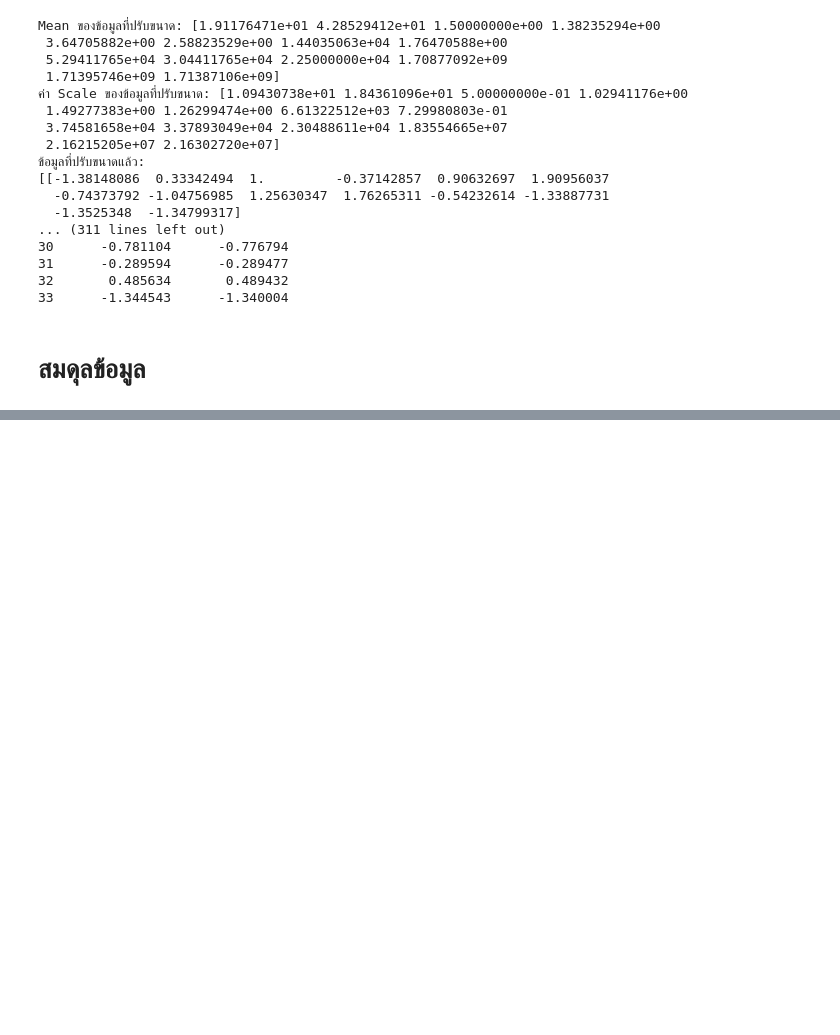
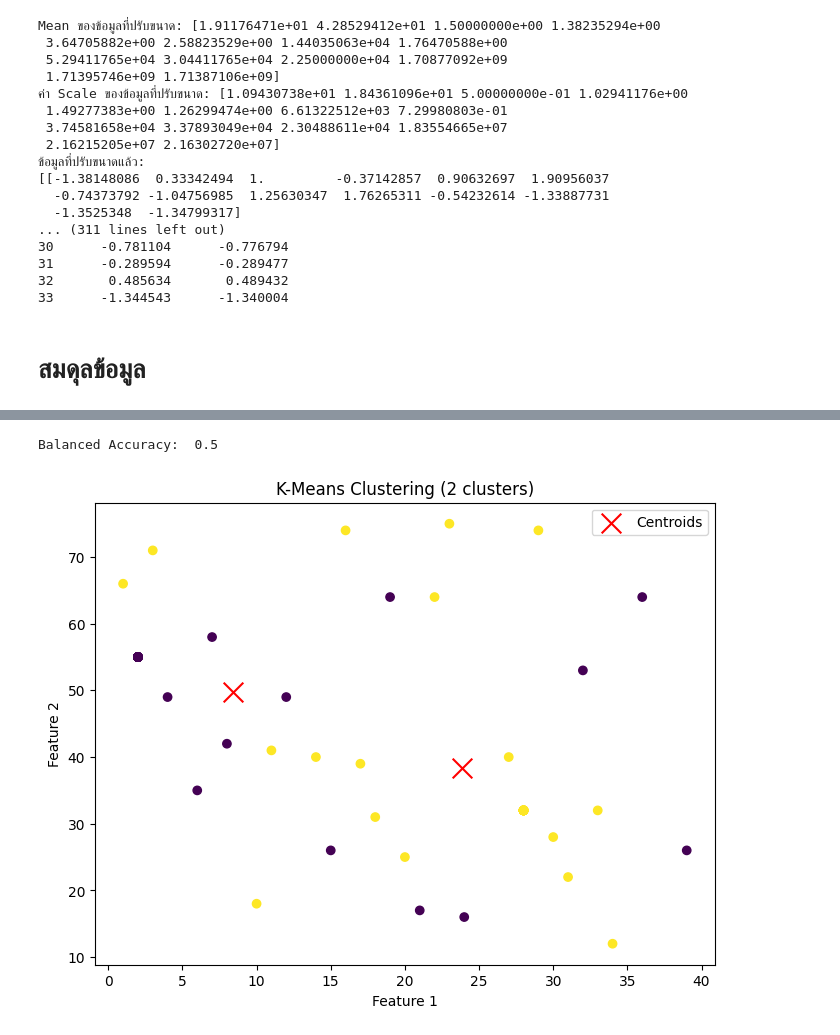
Before and after one commit to Suchada2000/MY-WORK, a Jupyter notebook: Untitled29.ipynb, the cells around one changed output, grey strips where cells are left out. Saved outputs shown, nothing was run; the diff lists cells and outputs as text; code cells hidden in the pictures; blank space fills up the shorter version.

```diff
--- a/Untitled29.ipynb
+++ b/Untitled29.ipynb
@@ -342,0 +398,14 @@ print(sorted(Counter(y_resampled).items()))
+# %%
+from imblearn.ensemble import EasyEnsembleClassifier
+
+# สร้าง EasyEnsembleClassifier
+eec = EasyEnsembleClassifier(random_state=0)
+
+# ฝึกโมเดลด้วยชุดข้อมูลการฝึก
+eec.fit(X_train, y_train)
+
+# ทำนายค่าของข้อมูลทดสอบ
+y_pred = eec.predict(X_test)
+
+# คำนวณค่า balanced accuracy
+balanced_accuracy_score(y_test, y_pred)
@@ -342,0 +459,50 @@ print(sorted(Counter(y_resampled).items()))
+# %%
+import pandas as pd
+from imblearn.ensemble import BalancedRandomForestClassifier
+from sklearn.model_selection import train_test_split
+from sklearn.metrics import balanced_accuracy_score
+# สร้าง BalancedRandomForestClassifier
+brf = BalancedRandomForestClassifier(
+    n_estimators=100,          # จำนวนต้นไม้ (trees) ที่จะสร้างในป่า
+    random_state=0,            # ค่า random state เพื่อผลลัพธ์ที่สามารถทดสอบซ้ำได้
+    sampling_strategy="all",   # ใช้กลยุทธ์การปรับสมดุลทั้งหมด ('auto' = ปรับสมดุลทั้งหมด)
+    replacement=True,          # ใช้การสุ่มตัวอย่างที่อนุญาตให้เลือกซ้ำ (sampling with replacement)
+    bootstrap=False            # ไม่ใช้ bootstrap sampling สำหรับการฝึกแต่ละต้นไม้
+)
+
+# ฝึกโมเดลด้วยข้อมูลการฝึก
+brf.fit(X_train, y_train)
+
+# ทำนายค่าของข้อมูลทดสอบ
+y_pred = brf.predict(X_test)
+
+# คำนวณ balanced accuracy
+accuracy = balanced_accuracy_score(y_test, y_pred)
+print("Balanced Accuracy: ", accuracy)
+# %% [output]
+Balanced Accuracy:  0.5
+# %%
+from sklearn.cluster import KMeans
+from sklearn.datasets import make_blobs
+import matplotlib.pyplot as plt
+
+
+kmeans = KMeans(n_clusters=2, init='k-means++', n_init=10, random_state=0)
+kmeans.fit(X_train_resampled)
+
+#X_train_resampled, y_train_resampled
+# รับข้อมูล centroid และ labels
+centers = kmeans.cluster_centers_
+labels = kmeans.labels_
+
+# แสดงกราฟ
+plt.figure(figsize=(8,6))
+plt.scatter(X_train_resampled.iloc[:, 0], X_train_resampled.iloc[:, 1], c=labels, cmap='viridis', marker='o')
+plt.scatter(centers[:, 0], centers[:, 1], c='red', marker='x', s=200, label='Centroids')  # แสดง centroids
+plt.title('K-Means Clustering (2 clusters)')
+plt.xlabel('Feature 1')
+plt.ylabel('Feature 2')
+plt.legend()
+plt.show()
+# %% [output]
+[figure, added]
```
Also changed, not shown: parts of 15 cells of this notebook.
